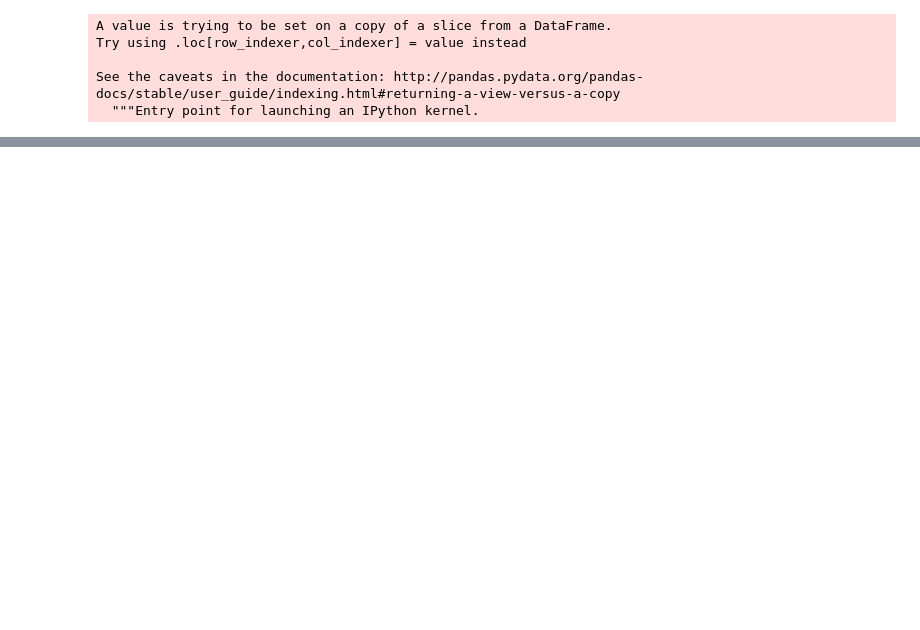
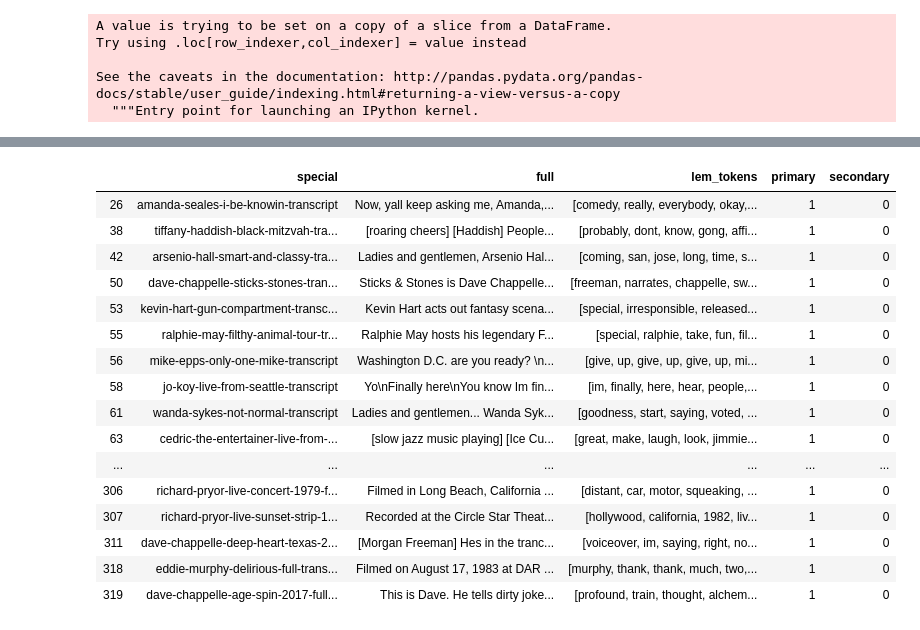
Before and after one commit to isaac-campbell-smith/Comedy_of_Errors, a Jupyter notebook: EDA.ipynb, the cells around one changed output, grey strips where cells are left out. Cells and saved outputs as stored; diff of their text form; code cells hidden in the pictures; blank space fills up the shorter version.

```diff
--- a/EDA.ipynb
+++ b/EDA.ipynb
@@ -25,0 +9,4 @@ rev = pd.read_csv('Reviews', names=np.arange(0,27) )
+# %%
+'''df.drop(index=[56,57,245,256,310,311,312], inplace=True)
+df.reset_index(drop=True, inplace=True)
+df.to_pickle('data/comedy_transcripts.pkl')'''
@@ -26,3 +48,7 @@ rev = pd.read_csv('Reviews', names=np.arange(0,27) )
+# %%
+def clean_name(s):
+    return ' '.join([word.capitalize() for word in s.split('-') if not (word.isnumeric() or word in ['full', 'transcript'])])
+df['special'] = df.special.apply(lambda s: clean_name(s))
 # %%
 df['num_paras'] = df.text.apply(lambda ls: len(ls))
 # %%
@@ -139,0 +73,2 @@ See the caveats in the documentation: http://pandas.pydata.org/pandas-docs/stabl
+# %%
+df = df[['special','full']]
@@ -139,0 +77,3 @@ See the caveats in the documentation: http://pandas.pydata.org/pandas-docs/stabl
+# %%
+lem_tokens = lemmatize_tokens(df['full'])
+df['lem_tokens'] = lem_tokens
@@ -215,0 +181,20 @@ df_simple[(df_simple.primary==3)]
+# %%
+df[(df.primary==1)]
+# %% [output]
+|  | special | full | lem_tokens | primary | secondary |
+| 26 | amanda-seales-i-be-knowin-transcript | Now, yall keep asking me, Amanda,... | [comedy, really, everybody, okay,... | 1 | 0 |
+| 38 | tiffany-haddish-black-mitzvah-tra... | [roaring cheers] [Haddish] People... | [probably, dont, know, gong, affi... | 1 | 0 |
+| 42 | arsenio-hall-smart-and-classy-tra... | Ladies and gentlemen, Arsenio Hal... | [coming, san, jose, long, time, s... | 1 | 0 |
+| 50 | dave-chappelle-sticks-stones-tran... | Sticks & Stones is Dave Chappelle... | [freeman, narrates, chappelle, sw... | 1 | 0 |
+| 53 | kevin-hart-gun-compartment-transc... | Kevin Hart acts out fantasy scena... | [special, irresponsible, released... | 1 | 0 |
+| 55 | ralphie-may-filthy-animal-tour-tr... | Ralphie May hosts his legendary F... | [special, ralphie, take, fun, fil... | 1 | 0 |
+| 56 | mike-epps-only-one-mike-transcript | Washington D.C. are you ready? \n... | [give, up, give, up, give, up, mi... | 1 | 0 |
+| 58 | jo-koy-live-from-seattle-transcript | Yo\nFinally here\nYou know Im fin... | [im, finally, here, hear, people,... | 1 | 0 |
+| 61 | wanda-sykes-not-normal-transcript | Ladies and gentlemen... Wanda Syk... | [goodness, start, saying, voted, ... | 1 | 0 |
+| 63 | cedric-the-entertainer-live-from-... | [slow jazz music playing] [Ice Cu... | [great, make, laugh, look, jimmie... | 1 | 0 |
+| ... | ... | ... | ... | ... | ... |
+| 306 | richard-pryor-live-concert-1979-f... | Filmed in Long Beach, California ... | [distant, car, motor, squeaking, ... | 1 | 0 |
+| 307 | richard-pryor-live-sunset-strip-1... | Recorded at the Circle Star Theat... | [hollywood, california, 1982, liv... | 1 | 0 |
+| 311 | dave-chappelle-deep-heart-texas-2... | [Morgan Freeman] Hes in the tranc... | [voiceover, im, saying, right, no... | 1 | 0 |
+| 318 | eddie-murphy-delirious-full-trans... | Filmed on August 17, 1983 at DAR ... | [murphy, thank, thank, much, two,... | 1 | 0 |
+| 319 | dave-chappelle-age-spin-2017-full... | This is Dave. He tells dirty joke... | [profound, train, thought, alchem... | 1 | 0 |
```
Also changed, not shown: parts of 26 cells of this notebook, 5 other files.
